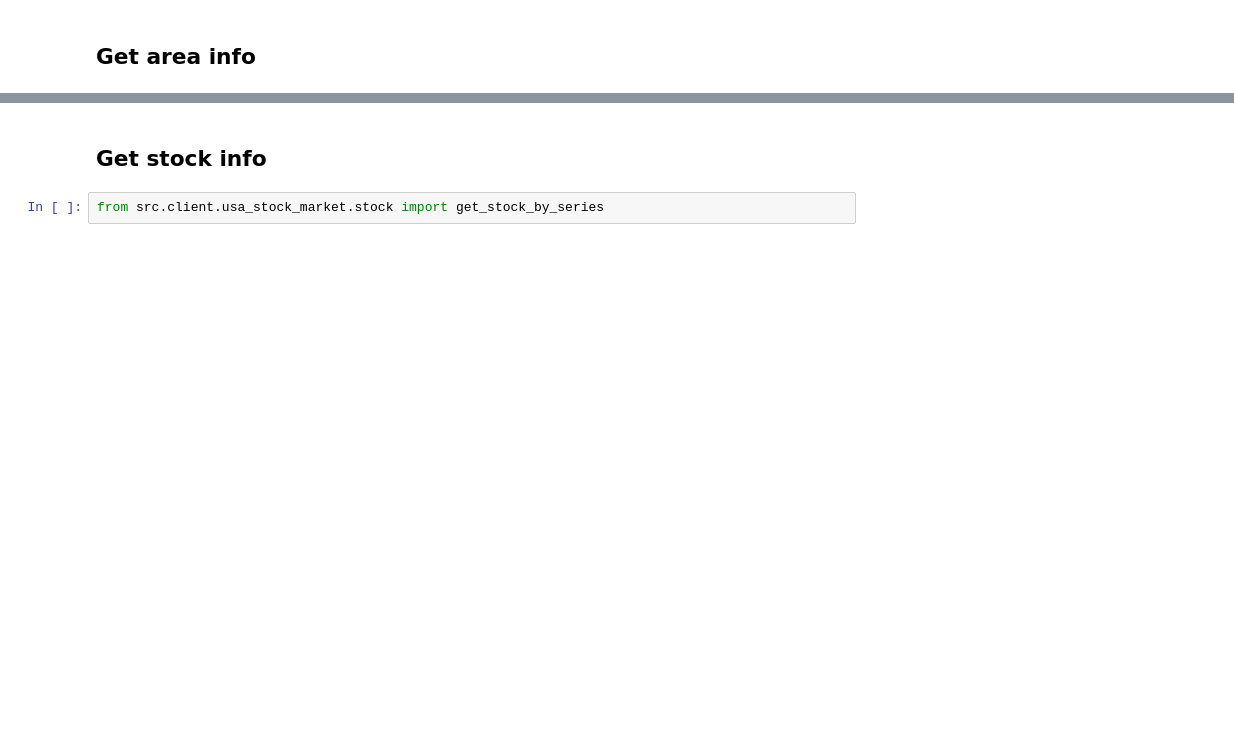
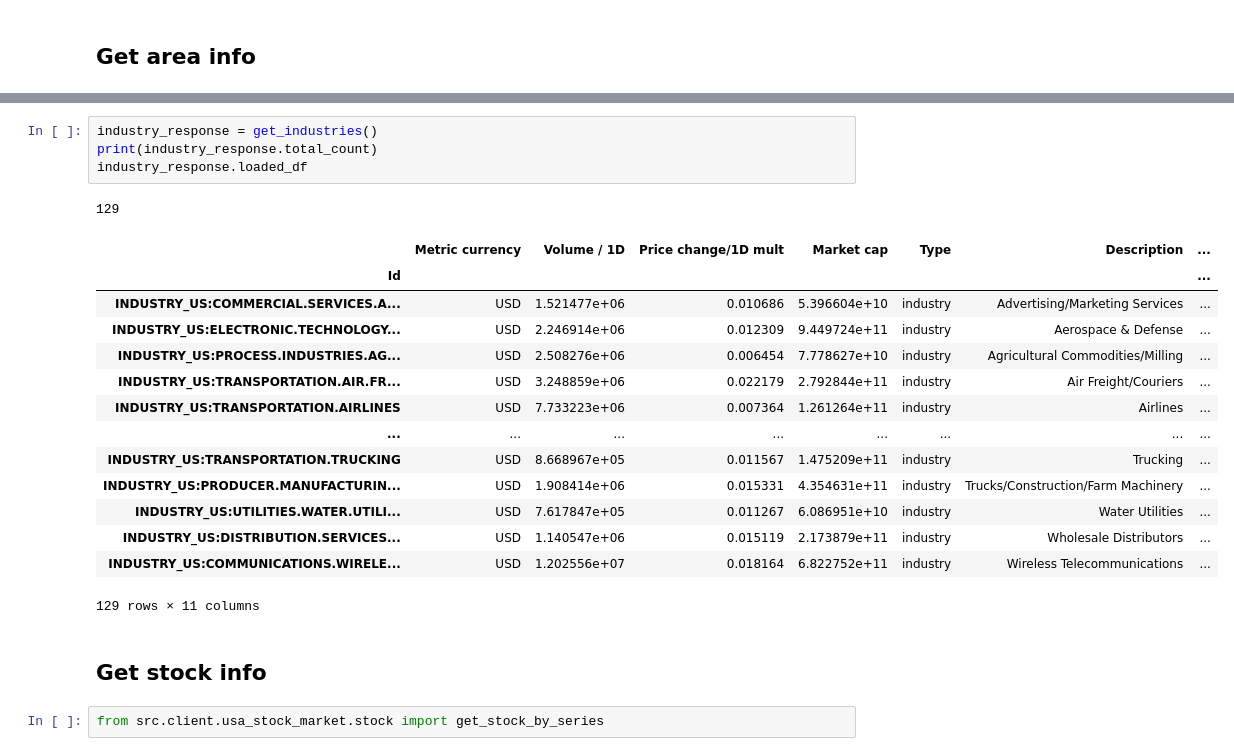
Before and after one commit to NNTrade/Tradingview.com-client, a Jupyter notebook: notebook/client_preview.ipynb, the cells around one changed output, grey strips where cells are left out. Saved outputs shown, nothing was run; the diff lists cells and outputs as text; blank space fills up the shorter version.

```diff
--- a/notebook/client_preview.ipynb
+++ b/notebook/client_preview.ipynb
@@ -70,3 +56,23 @@ industry_df.head(10)
+# %%
+industry_response = get_industries()
+print(industry_response.total_count)
+industry_response.loaded_df
+# %% [output]
+129
+|  | Metric currency | Volume / 1D | Price change/1D mult | Market cap | Type | Description | ... |
+| Id |  |  |  |  |  |  | ... |
+| INDUSTRY_US:COMMERCIAL.SERVICES.A... | USD | 1.521477e+06 | 0.010686 | 5.396604e+10 | industry | Advertising/Marketing Services | ... |
+| INDUSTRY_US:ELECTRONIC.TECHNOLOGY... | USD | 2.246914e+06 | 0.012309 | 9.449724e+11 | industry | Aerospace & Defense | ... |
+| INDUSTRY_US:PROCESS.INDUSTRIES.AG... | USD | 2.508276e+06 | 0.006454 | 7.778627e+10 | industry | Agricultural Commodities/Milling | ... |
+| INDUSTRY_US:TRANSPORTATION.AIR.FR... | USD | 3.248859e+06 | 0.022179 | 2.792844e+11 | industry | Air Freight/Couriers | ... |
+| INDUSTRY_US:TRANSPORTATION.AIRLINES | USD | 7.733223e+06 | 0.007364 | 1.261264e+11 | industry | Airlines | ... |
+| ... | ... | ... | ... | ... | ... | ... | ... |
+| INDUSTRY_US:TRANSPORTATION.TRUCKING | USD | 8.668967e+05 | 0.011567 | 1.475209e+11 | industry | Trucking | ... |
+| INDUSTRY_US:PRODUCER.MANUFACTURIN... | USD | 1.908414e+06 | 0.015331 | 4.354631e+11 | industry | Trucks/Construction/Farm Machinery | ... |
+| INDUSTRY_US:UTILITIES.WATER.UTILI... | USD | 7.617847e+05 | 0.011267 | 6.086951e+10 | industry | Water Utilities | ... |
+| INDUSTRY_US:DISTRIBUTION.SERVICES... | USD | 1.140547e+06 | 0.015119 | 2.173879e+11 | industry | Wholesale Distributors | ... |
+| INDUSTRY_US:COMMUNICATIONS.WIRELE... | USD | 1.202556e+07 | 0.018164 | 6.822752e+11 | industry | Wireless Telecommunications | ... |
+129 rows × 11 columns
 # %% [markdown]
 ## Get stock info
 # %%
```
Also changed, not shown: parts of 7 cells of this notebook, 11 other files.
